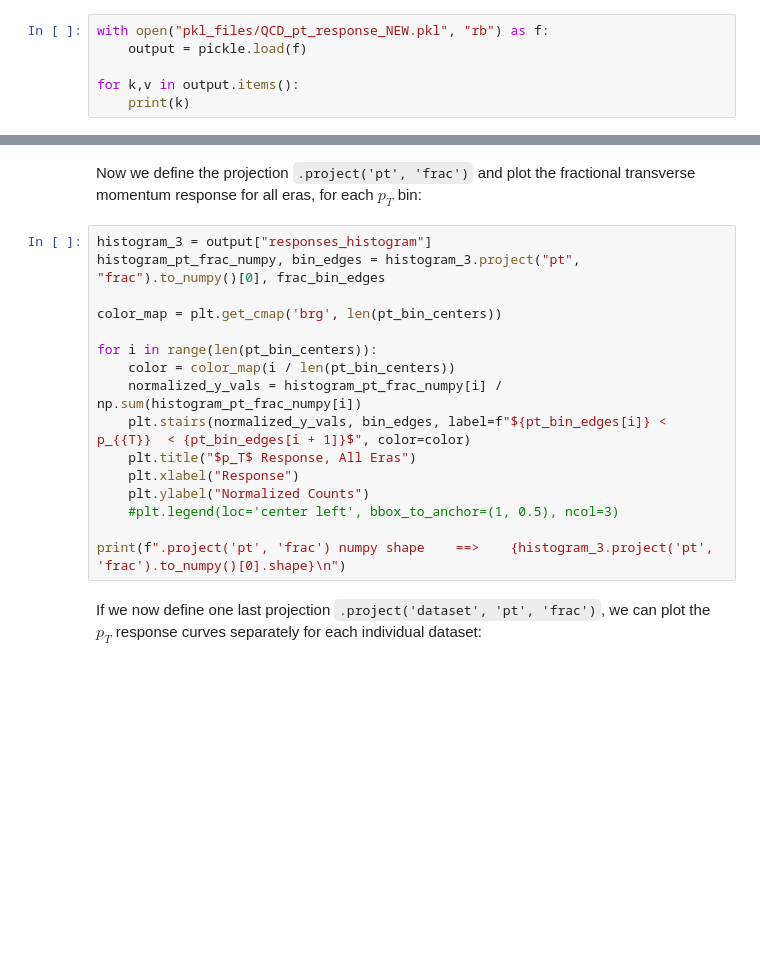
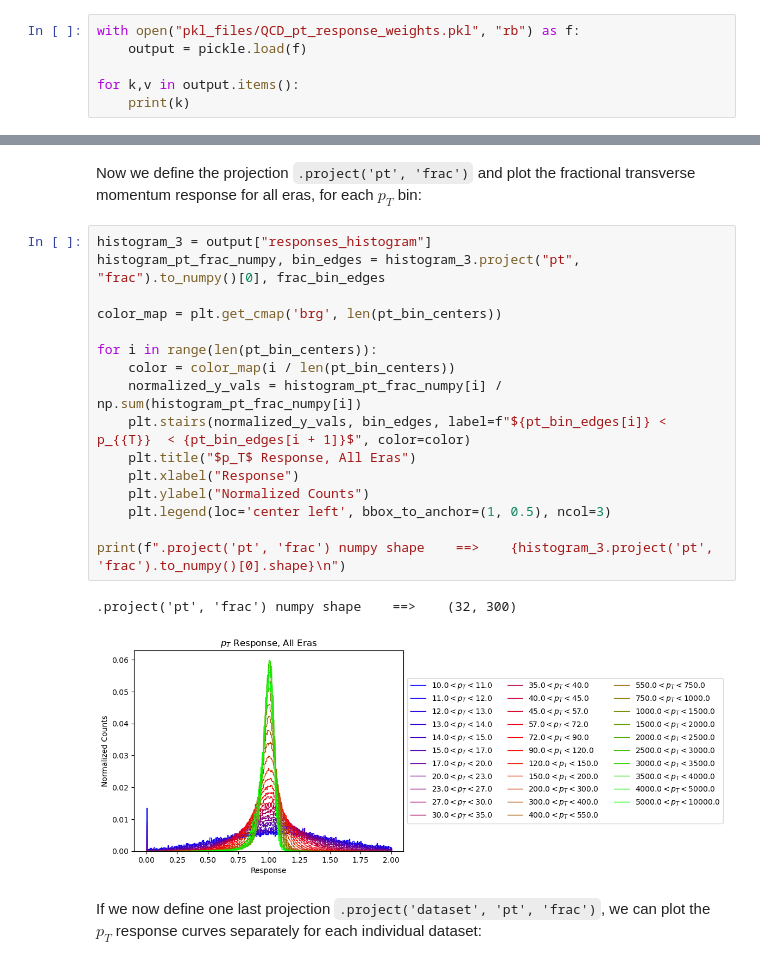
Before and after one commit to cebarros/Jet_Analysis, a Jupyter notebook: jer_computations.ipynb, the cells around one changed output, grey strips where cells are left out. Cells and saved outputs as stored; diff of their text form; blank space fills up the shorter version.

```diff
--- a/jer_computations.ipynb
+++ b/jer_computations.ipynb
@@ -23,5 +25,5 @@ np.seterr(divide='ignore', invalid='ignore')
 # %%
-with open("pkl_files/QCD_pt_response_NEW.pkl", "rb") as f:
+with open("pkl_files/QCD_pt_response_weights.pkl", "rb") as f:
     output = pickle.load(f)
 
 for k,v in output.items():
@@ -155,19 +214,22 @@ Now we define the projection `.project('pt', 'frac')` and plot the fractional tr
 # %%
 histogram_3 = output["responses_histogram"]
 histogram_pt_frac_numpy, bin_edges = histogram_3.project("pt", "frac").to_numpy()[0], frac_bin_edges
 
 color_map = plt.get_cmap('brg', len(pt_bin_centers))
 
 for i in range(len(pt_bin_centers)):
     color = color_map(i / len(pt_bin_centers))
     normalized_y_vals = histogram_pt_frac_numpy[i] / np.sum(histogram_pt_frac_numpy[i])
     plt.stairs(normalized_y_vals, bin_edges, label=f"${pt_bin_edges[i]} <  p_{{T}}  < {pt_bin_edges[i + 1]}$", color=color)
     plt.title("$p_T$ Response, All Eras")
     plt.xlabel("Response")
     plt.ylabel("Normalized Counts")
-    #plt.legend(loc='center left', bbox_to_anchor=(1, 0.5), ncol=3)
+    plt.legend(loc='center left', bbox_to_anchor=(1, 0.5), ncol=3)
 
 print(f".project('pt', 'frac') numpy shape    ==>    {histogram_3.project('pt', 'frac').to_numpy()[0].shape}\n")
+# %% [output]
+.project('pt', 'frac') numpy shape    ==>    (32, 300)
+[figure, added]
 # %% [markdown]
 If we now define one last projection `.project('dataset', 'pt', 'frac')`, we can plot the $p_{T}$ response curves separately for each individual dataset:
 # %%
```
Also changed, not shown: parts of 15 cells of this notebook, 2 other files.
